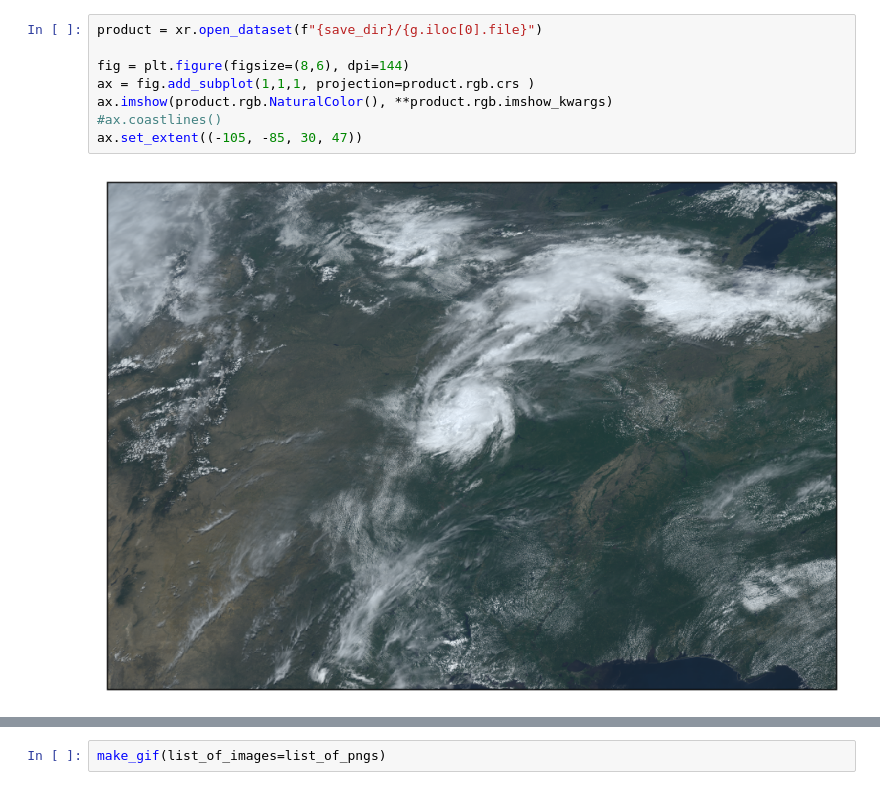
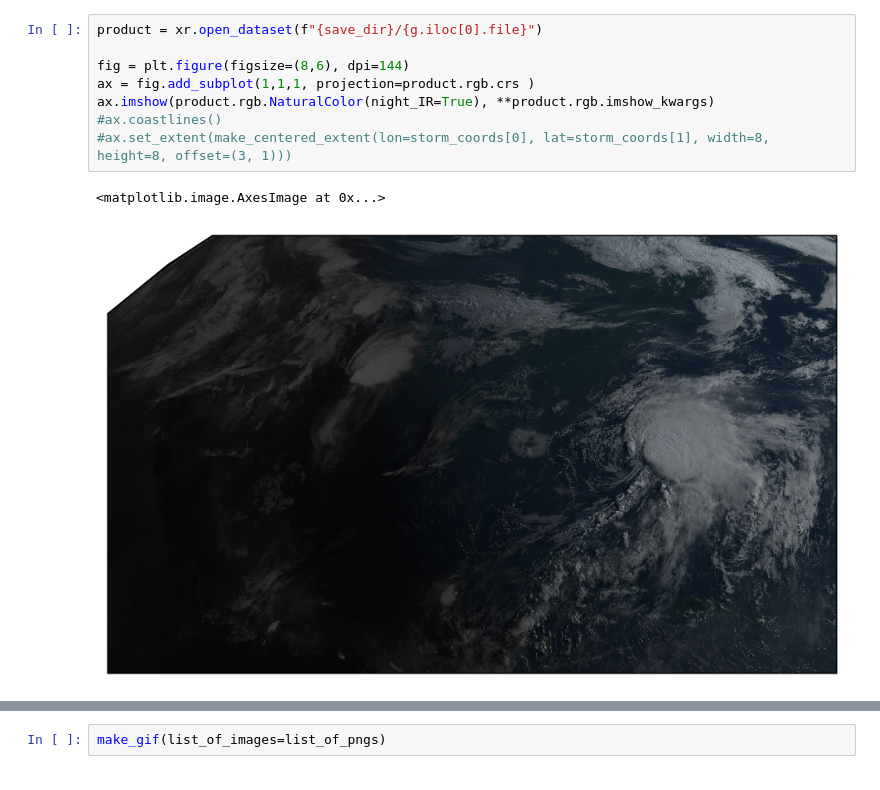
Before and after one commit to jasonwashburn/gifsat, a Jupyter notebook: test.ipynb, the cells around one changed output, grey strips where cells are left out. Cells and saved outputs as stored; diff of their text form.

```diff
--- a/test.ipynb
+++ b/test.ipynb
@@ -67,10 +86,11 @@ g
 # %%
 product = xr.open_dataset(f"{save_dir}/{g.iloc[0].file}")
 
 fig = plt.figure(figsize=(8,6), dpi=144)
 ax = fig.add_subplot(1,1,1, projection=product.rgb.crs )
-ax.imshow(product.rgb.NaturalColor(), **product.rgb.imshow_kwargs)
+ax.imshow(product.rgb.NaturalColor(night_IR=True), **product.rgb.imshow_kwargs)
 #ax.coastlines()
-ax.set_extent((-105, -85, 30, 47))
+#ax.set_extent(make_centered_extent(lon=storm_coords[0], lat=storm_coords[1], width=8, height=8, offset=(3, 1)))
 # %% [output]
+<matplotlib.image.AxesImage at 0x...>
-[figure, old version]
+[figure, new version]
```
Also changed, not shown: parts of 15 cells of this notebook.
